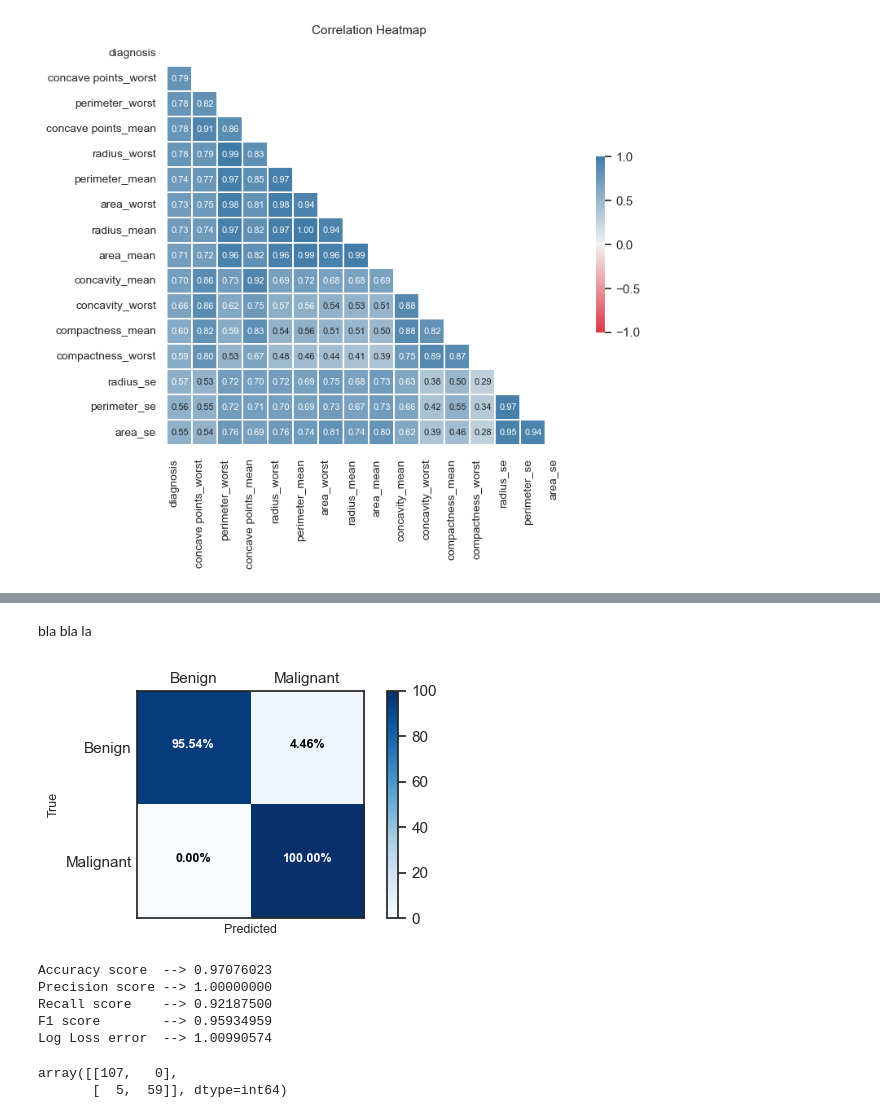
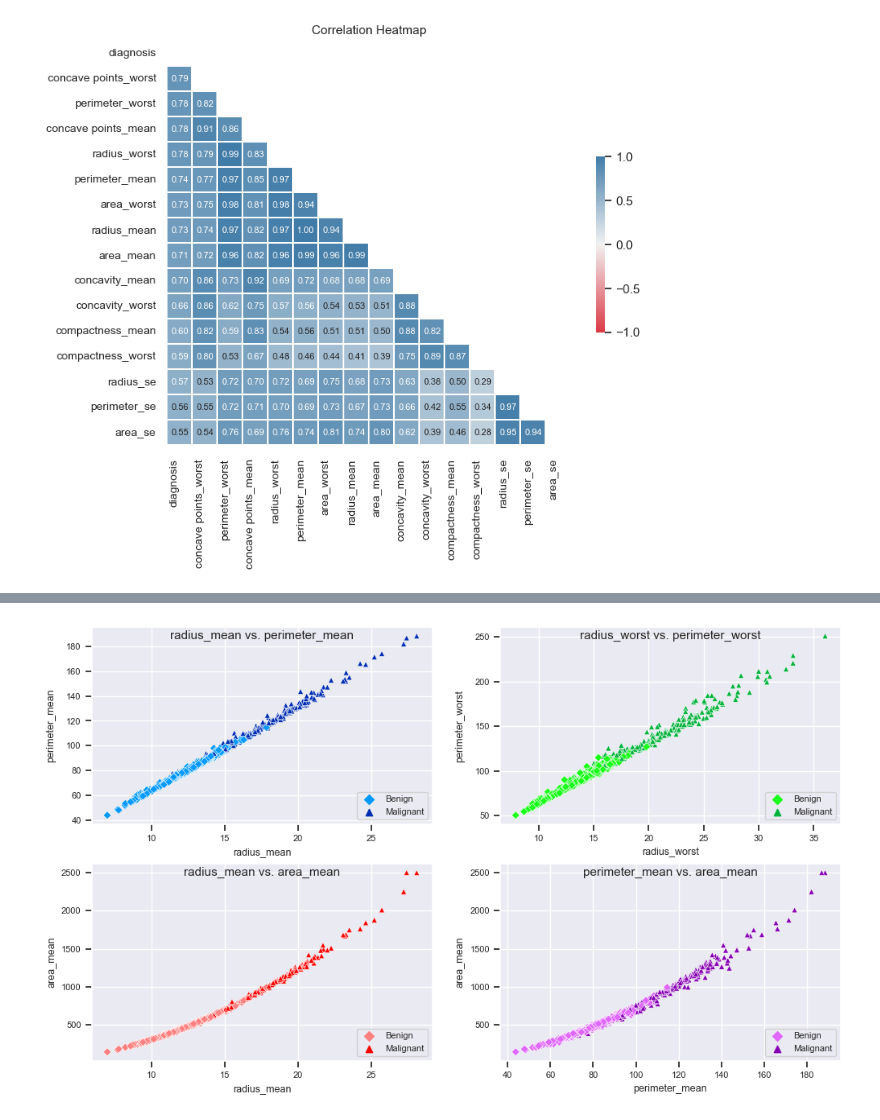
Before and after one commit to JV-Peluso/Breast_Cancer, a Jupyter notebook: BC_notebook.ipynb, the cells around one changed output, grey strips where cells are left out. Saved outputs shown, nothing was run; the diff lists cells and outputs as text; code cells hidden in the pictures.

```diff
--- a/BC_notebook.ipynb
+++ b/BC_notebook.ipynb
@@ -425,10 +433,0 @@ plt.show()
-# %%
-# Create the lists and dicts, and call plot scatter function
-colX = ['radius_mean', 'radius_worst', 'radius_mean', 'perimeter_mean']
-colY = ['perimeter_mean', 'perimeter_worst', 'area_mean', 'area_mean']
-lstLegLbl = ['Benign', 'Malignant']
-markers = {0: 'D', 1 : '^'}
-fig1 = plt.figure(figsize=(14,8))
-for i in range(len(colX)):
-    pg.plotScat(df, colX[i], colY[i], 'diagnosis', 'diagnosis', scatColor[i],
-                fig1.add_subplot(2,2,i+1), markers, lstLegLbl, legLoc = 4, titleFS = 11)
@@ -570,57 +433,0 @@ Accuracy score (test): 0.95977273 - Parameters: criterion    --> entropy
-# %% [markdown]
-bla bla la
-# %%
-# Create the classifier
-classLR = LogisticRegression(C = randomLR_class.best_params_['C'])
-
-# Fit and predict
-classLR.fit(X_train_sc, y_train)
-classLR_Pred = classLR.predict(X_test_sc)
-classLR_PP = classLR.predict_proba(X_test_sc)[:,1]
-
-# Create and plot the confusion matrix
-cm = confusion_matrix(classLR_Pred, y_test)
-accuracy = np.trace(cm) / float(np.sum(cm))
-misclass = 1 - accuracy
-
-fig = plt.figure(figsize=([5,3]))
-cmap = plt.get_cmap('Blues')
-cm = (cm.astype('float')*100) / cm.sum(axis=1)[:, np.newaxis]
-
-ax = fig.add_subplot(111)
-cax = ax.matshow(cm, cmap=cmap)
-fig.colorbar(cax, ticks=np.arange(0,101,20))
-ax.set_xticklabels([''] + ['Benign','Malignant'])
-ax.set_yticklabels([''] + ['Benign','Malignant'])
-plt.tick_params(axis='both', which='major', length=0)
-plt.ylabel('True', fontsize = 9)
-plt.xlabel('Predicted', fontsize = 9)
-thresh = cm.max() / 1.5
-for i, j in itertools.product(range(cm.shape[0]), range(cm.shape[1])):
-    plt.text(j, i, "{:0.2f}%".format(cm[i, j]),
-             horizontalalignment="center",
-             color="white" if cm[i, j] > thresh else "black",
-             fontweight = 568, fontsize = 9)
-plt.tight_layout()
-plt.show()
-#ax.xaxis.set_label_coords(0.5, -0.075)
-
-# Compute and print the scores and metrics
-print('Accuracy score  --> {:.8f}'.format(accuracy_score(y_test, classLR_Pred)))
-print('Precision score --> {:.8f}'.format(precision_score(y_test, classLR_Pred)))
-print('Recall score    --> {:.8f}'.format(recall_score(y_test, classLR_Pred)))
-print('F1 score        --> {:.8f}'.format(f1_score(y_test, classLR_Pred)))
-print('Log Loss error  --> {:.8f}'.format(log_loss(y_test, classLR_Pred)))
-# %% [output]
-[figure, removed]
-Accuracy score  --> 0.97076023
-Precision score --> 1.00000000
-Recall score    --> 0.92187500
-F1 score        --> 0.95934959
-Log Loss error  --> 1.00990574
-# %%
-cm = confusion_matrix(y_test, classLR_Pred)
-cm
-# %% [output]
-array([[107,   0],
-       [  5,  59]], dtype=int64)
@@ -628,0 +434,12 @@ import itertools
+# %%
+# Create the lists and dicts, and call plot scatter function
+colX = ['radius_mean', 'radius_worst', 'radius_mean', 'perimeter_mean']
+colY = ['perimeter_mean', 'perimeter_worst', 'area_mean', 'area_mean']
+lstLegLbl = ['Benign', 'Malignant']
+markers = {0: 'D', 1 : '^'}
+fig1 = plt.figure(figsize=(12,7))
+for i in range(len(colX)):
+    pg.plotScat(df, colX[i], colY[i], 'diagnosis', 'diagnosis', scatColor[i],
+                fig1.add_subplot(2,2,i+1), markers, lstLegLbl, legLoc = 4, titleFS = 11, lblFS = 9)
+# %% [output]
+[figure, added]
```
Also changed, not shown: parts of 32 cells of this notebook.
